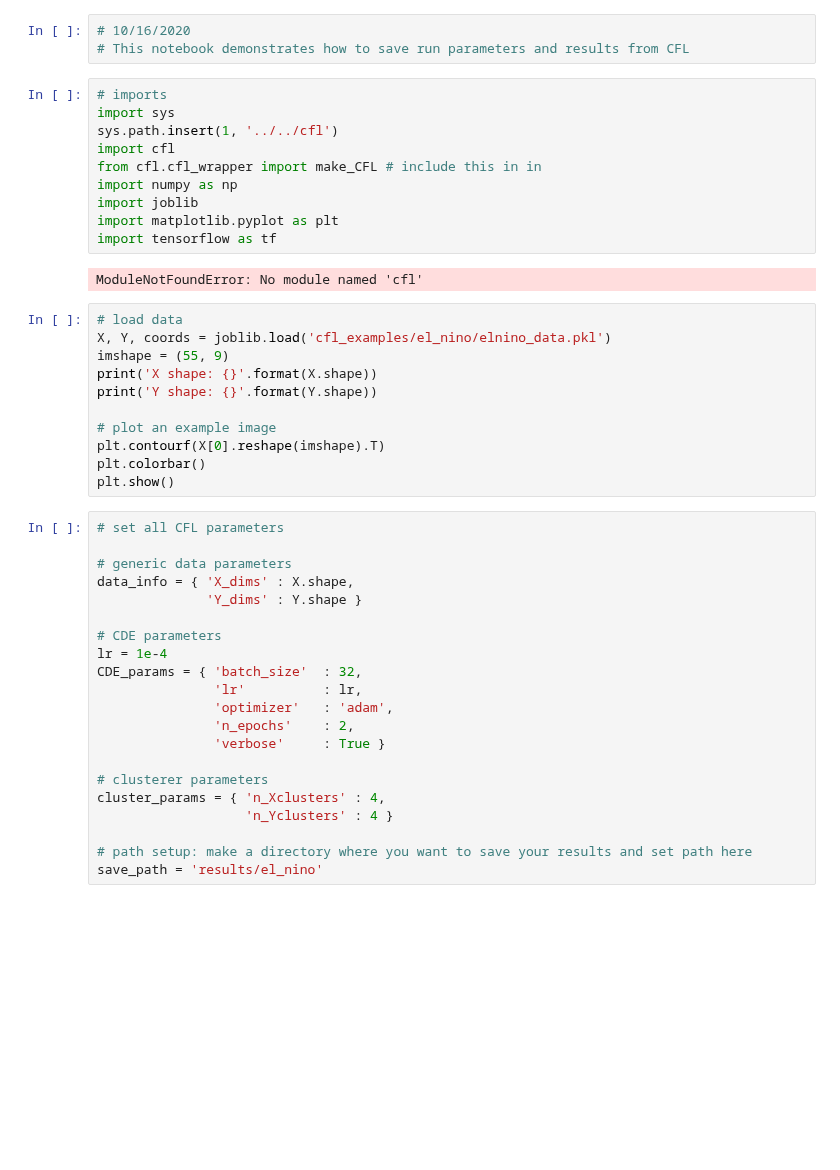
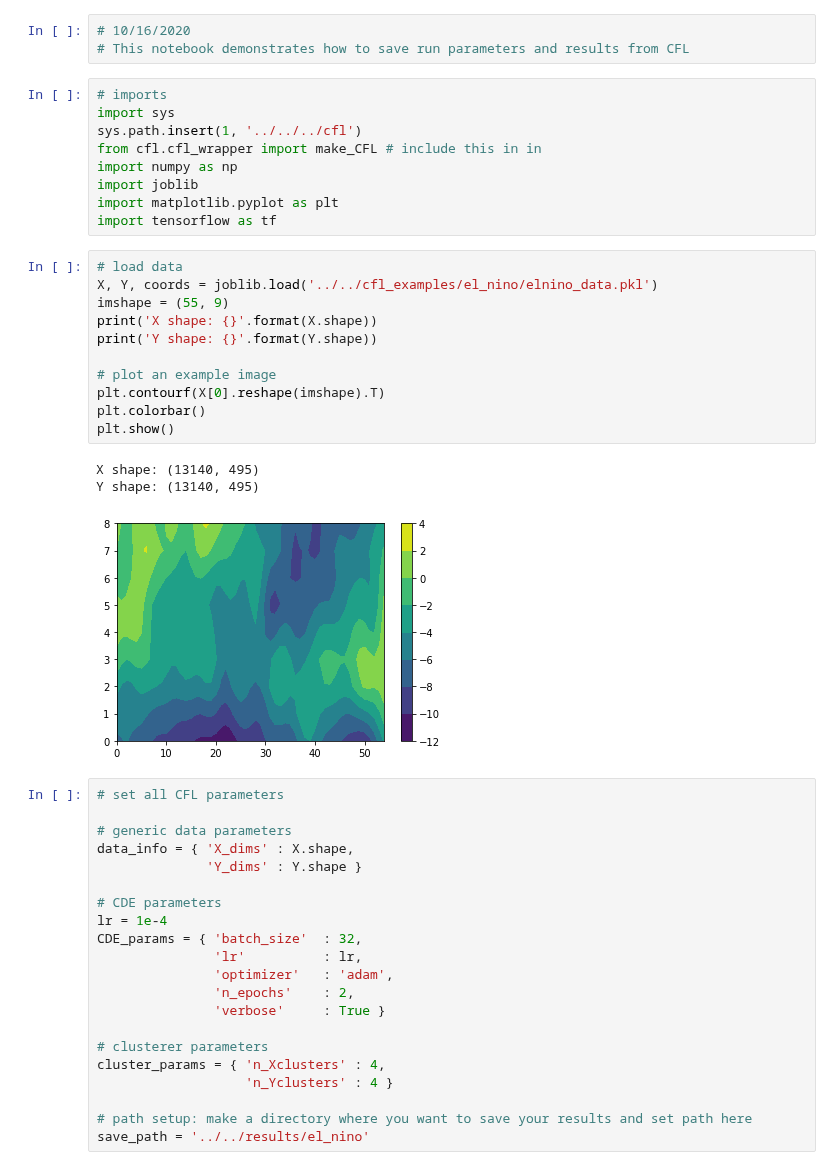
Before and after one commit to eberharf/cfl, a Jupyter notebook: testing/save_results_tests/save_results_test.ipynb, the cells around one changed output. Cells and saved outputs as stored; diff of their text form; blank space fills up the shorter version.

Commit message:
Add example code that saves results

```diff
--- a/testing/save_results_tests/save_results_test.ipynb
+++ b/testing/save_results_tests/save_results_test.ipynb
@@ -4,26 +4,27 @@
 # %%
 # imports
 import sys
-sys.path.insert(1, '../../cfl')
-import cfl
+sys.path.insert(1, '../../../cfl')
 from cfl.cfl_wrapper import make_CFL # include this in in
 import numpy as np
 import joblib
 import matplotlib.pyplot as plt
 import tensorflow as tf
-# %% [output]
-ModuleNotFoundError: No module named 'cfl'
 # %%
 # load data
-X, Y, coords = joblib.load('cfl_examples/el_nino/elnino_data.pkl')
+X, Y, coords = joblib.load('../../cfl_examples/el_nino/elnino_data.pkl')
 imshape = (55, 9)
 print('X shape: {}'.format(X.shape))
 print('Y shape: {}'.format(Y.shape))
 
 # plot an example image
 plt.contourf(X[0].reshape(imshape).T)
 plt.colorbar()
 plt.show()
+# %% [output]
+X shape: (13140, 495)
+Y shape: (13140, 495)
+[figure, added]
 # %%
 # set all CFL parameters
 
@@ -44,7 +45,7 @@ cluster_params = { 'n_Xclusters' : 4,
                    'n_Yclusters' : 4 }
 
 # path setup: make a directory where you want to save your results and set path here
-save_path = 'results/el_nino'
+save_path = '../../results/el_nino'
 # %%
 # build CFL object!
 cfl_object = make_CFL(  data_info=data_info,
```
Also changed, not shown: parts of 3 cells of this notebook.
